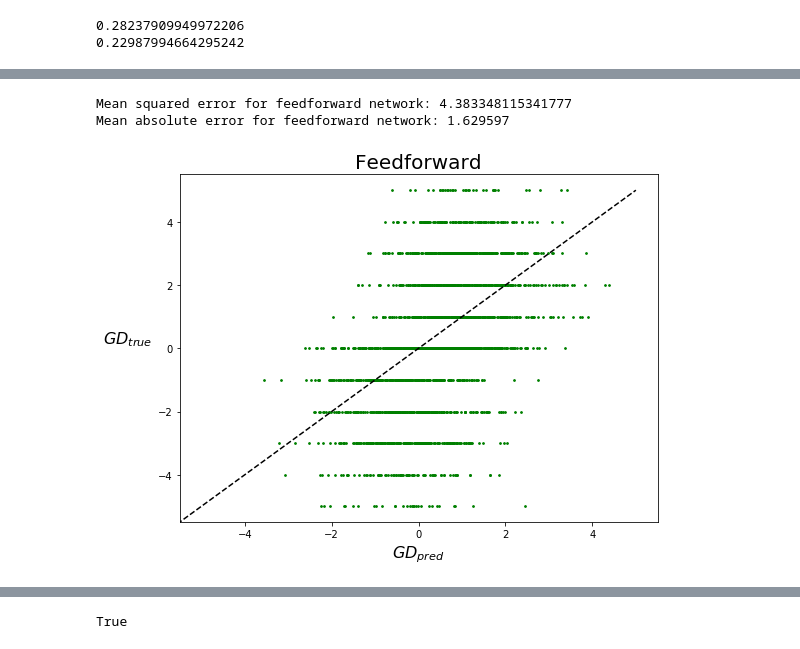
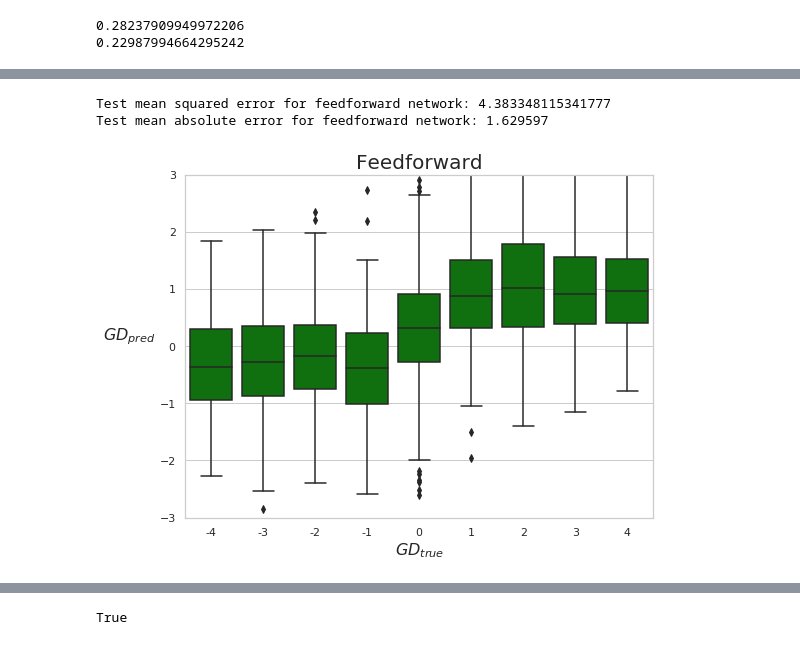
Before and after one commit to danielkari95/nhl-game-prediction, a Jupyter notebook: src/models/ model_goal_diff.ipynb, the cells around one changed output, grey strips where cells are left out. Cells and saved outputs as stored; diff of their text form; code cells hidden in the pictures.

```diff
--- a/src/models/ model_goal_diff.ipynb
+++ b/src/models/ model_goal_diff.ipynb
@@ -72,32 +69,50 @@ Epoch 10/10
 results_mlp = model_mlp.evaluate(X_test, y_test, verbose=0)
 y_pred_mlp = model_mlp.predict(X_test).flatten()
 
-print("Mean squared error for feedforward network:", results_mlp[0])
-print("Mean absolute error for feedforward network:", results_mlp[1])
+print("Test MSE for feedforward network:", results_mlp[0])
+print("Test MAE for feedforward network:", results_mlp[1])
 # %% [output]
-Mean squared error for feedforward network: 4.383348115341777
-Mean absolute error for feedforward network: 1.629597
+Test mean squared error for feedforward network: 4.383348115341777
+Test mean absolute error for feedforward network: 1.629597
+# %%
+sns.set(style='whitegrid')
+
+plt.subplots(figsize=(8,6))
+
+sns.boxplot(y_test, y_pred_mlp, color='green')
+
+plt.xlim(3.5, 12.5)
+plt.ylim(-3, 3)
+
+plt.xlabel('$GD_{true}$', fontsize=16)
+plt.ylabel('$GD_{pred}$', fontsize=16, rotation=0, labelpad=30)
+plt.title('Feedforward', fontsize=20)
+
+plt.tight_layout()
+plt.savefig("img/GDtrue_vs_GDpred_mlp.png")
+plt.show()
+# %% [output]
+[figure, added]
 # %%
-plt.subplots(figsize=(8, 6))
+# plt.style.use('default')
+# plt.subplots(figsize=(8, 6))
 
-points = np.arange(-6, 6)
+# points = np.arange(-6, 6)
 
-plt.scatter(y_pred_mlp, y_test, c='green', s=3)
-plt.plot(points, points, linestyle='dashed', color='black')
+# plt.scatter(y_pred_mlp, y_test, c='green', s=3)
+# plt.plot(points, points, linestyle='dashed', color='black')
 
-plt.xlabel('$GD_{pred}$', fontsize=16)
-plt.ylabel('$GD_{true}$', fontsize=16, rotation=0, labelpad=30)
-plt.title('Feedforward', fontsize=20)
+# plt.xlabel('$GD_{pred}$', fontsize=16)
+# plt.ylabel('$GD_{true}$', fontsize=16, rotation=0, labelpad=30)
+# plt.title('Feedforward', fontsize=20)
 
-plt.xlim((-5.5, 5.5))
-plt.ylim((-5.5, 5.5))
+# plt.xlim((-5.5, 5.5))
+# plt.ylim((-5.5, 5.5))
 
-plt.tight_layout()
-plt.savefig("img/GDtrue_vs_GDpred_mlp.png")
+# plt.tight_layout()
+# plt.savefig("img/GDtrue_vs_GDpred_mlp.png")
 
-plt.show()
+# plt.show()
-# %% [output]
-[figure, removed]
 # %%
 model_cnn = tf.keras.models.Sequential([
     tf.keras.layers.Conv1D(64, 12, activation='relu', input_shape=X_train.shape[1:]),
```
Also changed, not shown: parts of 21 cells of this notebook, 20 other files.
